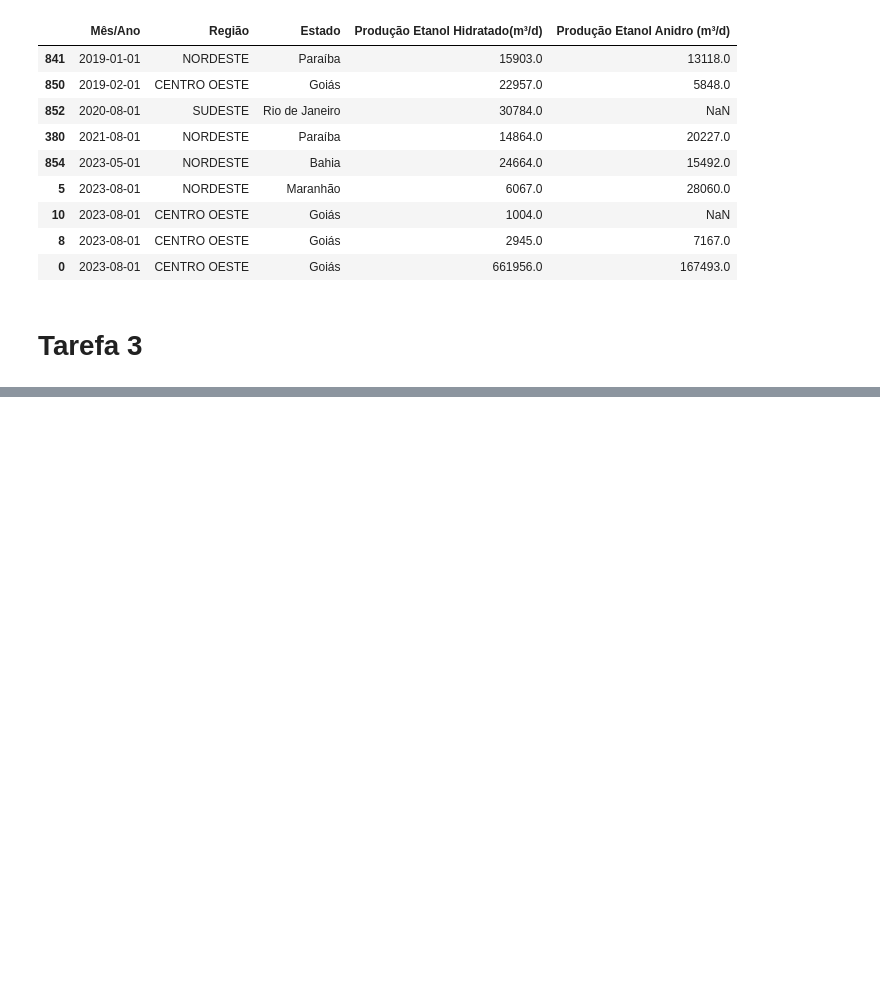
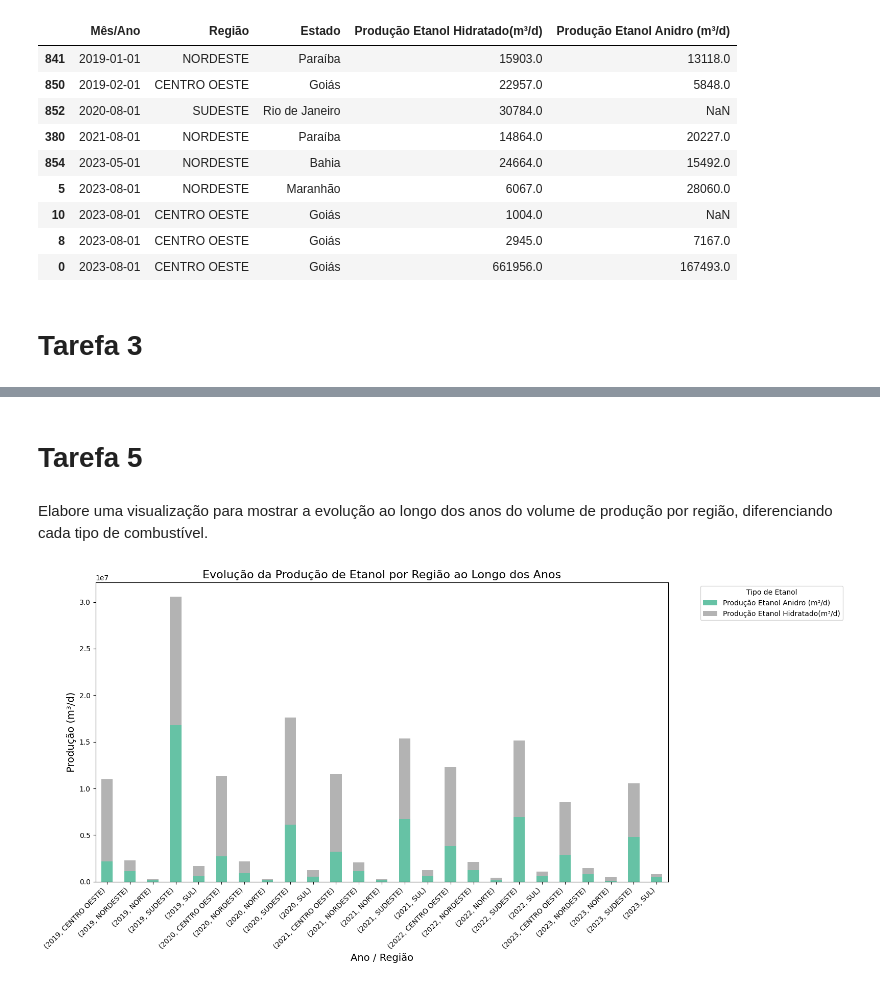
Before and after one commit to arthurt1/Projetos-de-Ci-ncias-de-Dados, a Jupyter notebook: AP2_Arthur_Thomé.ipynb, the cells around one changed output, grey strips where cells are left out. Cells and saved outputs as stored; diff of their text form; code cells hidden in the pictures; blank space fills up the shorter version.

```diff
--- a/AP2_Arthur_Thomé.ipynb
+++ b/AP2_Arthur_Thomé.ipynb
@@ -249,0 +351,32 @@ Linhas Duplicadas no DataFrame
+# %% [markdown]
+# Tarefa 5
+# %% [markdown]
+Elabore uma visualização para mostrar a evolução ao longo dos anos do volume de produção por região, diferenciando cada tipo de combustível.
+# %%
+if 'Região' not in dadosat.columns:
+    dadosat['Região'] = dadosat['Estado'].map(estado_para_regiao)
+
+# Agrupa os dados por região, ano e tipo de combustível
+prod_por_regiao_ano = dadosat.groupby(['Região', 'Ano'])[['Produção Etanol Hidratado(m³/d)', 'Produção Etanol Anidro (m³/d)']].sum().reset_index()
+
+# Muda o formato para um formato longo (long-form) para facilitar a plotagem com seaborn
+prod_por_regiao_ano = pd.melt(prod_por_regiao_ano, id_vars=['Região', 'Ano'], value_vars=['Produção Etanol Hidratado(m³/d)', 'Produção Etanol Anidro (m³/d)'],
+                               var_name='Tipo de Etanol', value_name='Produção (m³/d)')
+
+# Cria um pivot table para separar os tipos de etanol nas colunas
+prod_pivot = prod_por_regiao_ano.pivot_table(index=['Ano', 'Região'], columns='Tipo de Etanol', values='Produção (m³/d)', aggfunc='sum')
+
+# Plota o histograma empilhado
+prod_pivot.plot(kind='bar', stacked=True, figsize=(16, 8), colormap='Set2')
+
+# Ajustes do gráfico
+plt.title('Evolução da Produção de Etanol por Região ao Longo dos Anos', fontsize=16)
+plt.xlabel('Ano / Região', fontsize=14)
+plt.ylabel('Produção (m³/d)', fontsize=14)
+plt.xticks(rotation=45, ha='right')
+plt.legend(title='Tipo de Etanol', bbox_to_anchor=(1.05, 1), loc='upper left')
+
+plt.tight_layout()
+plt.show()
+# %% [output]
+[figure, added]
```
Also changed, not shown: parts of 12 cells of this notebook.
